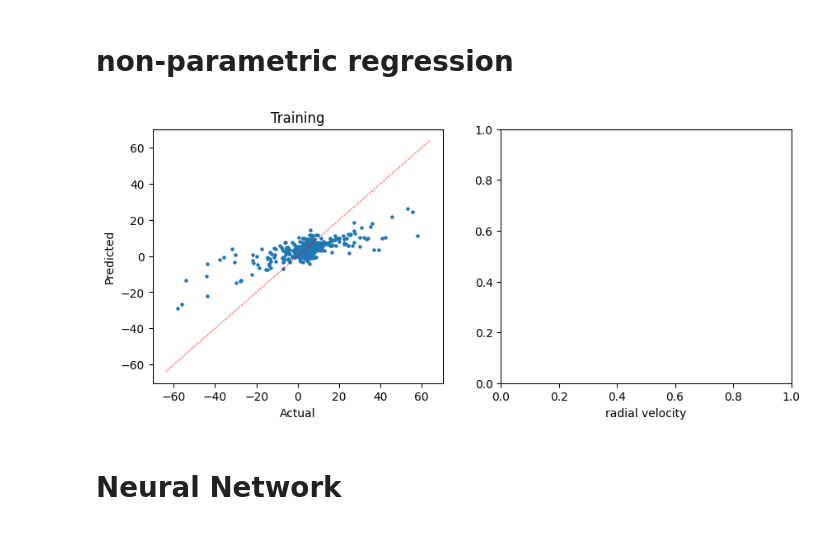
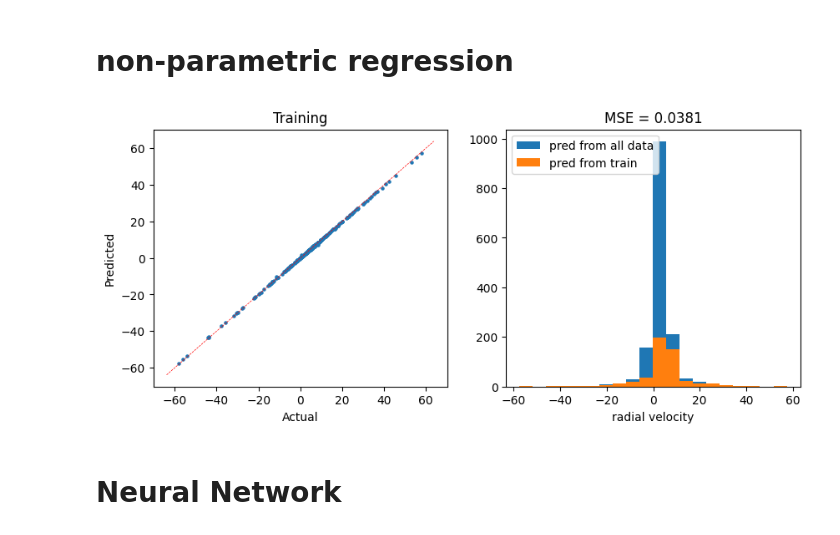
Before and after one commit to stevenalfonso/radial-velocity, a Jupyter notebook: regression_radial_velocity.ipynb, the cells around one changed output. Drawn from its saved outputs; the diff is of its cells as text; code cells hidden in the pictures.

```diff
--- a/regression_radial_velocity.ipynb
+++ b/regression_radial_velocity.ipynb
@@ -227,30 +207,31 @@ plt.show()
 # %% [markdown]
 # non-parametric regression
 # %%
+#import statsmodels.api as sm
+from sklearn.kernel_ridge import KernelRidge
+
 #smoothed = sm.nonparametric.lowess(exog=x_data, endog=y_data, frac=0.15, is_sorted=False)
 # 'cosine', 'linear', 'poly', 'chi2', 'additive_chi2', 'rbf', 'laplacian', 'sigmoid', 'polynomial', 'precomputed'
-clf = KernelRidge(kernel='rbf', gamma=0.5, alpha=1.0)
+
+clf = KernelRidge(kernel='rbf', gamma=5.0, alpha=.01)
 clf.fit(x_data, y_data)
-x_full = np.array(cluster_candidates[['ra','dec','pmra','pmdec']])
-#x_full = np.array(cluster_candidates_rv[['angular_distance','pm_relative','parallax']])
-y_pred = clf.predict(x_full)
 y_pred_train = clf.predict(x_data)
-
+y_full_pred = clf.predict(x_full)
 
 fig, ax = plt.subplots(1,2, figsize=(10,4))
 
 ax[0].scatter(y_data, y_pred_train, s=5)
 ax[0].set_xlabel("Actual", fontsize=10)
 ax[0].set_ylabel("Predicted",  fontsize=10)
 ax[0].set_title("Training")
 x = np.linspace(*ax[0].get_xlim())
 ax[0].plot(x, x, color='red', ls='--', lw=0.5)
 
-#ax[1].hist(scaler_rv.inverse_transform(y_pred), bins=20)
-#ax[1].hist(scaler_rv.inverse_transform(y_pred), bins=20, label='pred from all data')
-#ax[1].hist(scaler_rv.inverse_transform(y_pred_train), bins=20, label='pred from train')
+ax[1].set_title('MSE = {:.4f}'.format(mean_squared_error(y_data, y_pred_train)))
+ax[1].hist(y_full_pred, bins=20, label='pred from all data')
+ax[1].hist(y_pred_train, bins=20, label='pred from train')
 ax[1].set_xlabel("radial velocity", fontsize=10)
-#ax[1].legend()
+ax[1].legend(loc=2)
 fig.show()
 # %% [output]
-[figure, old version]
+[figure, new version]
```
Also changed, not shown: parts of 19 cells of this notebook.
